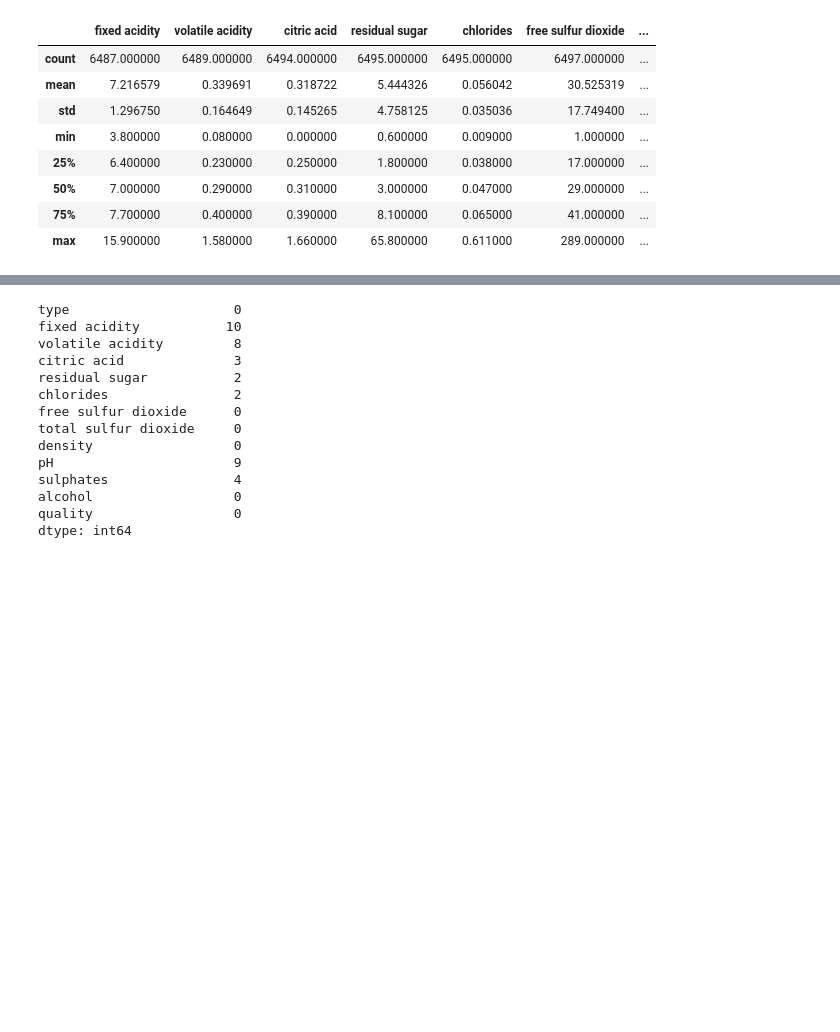
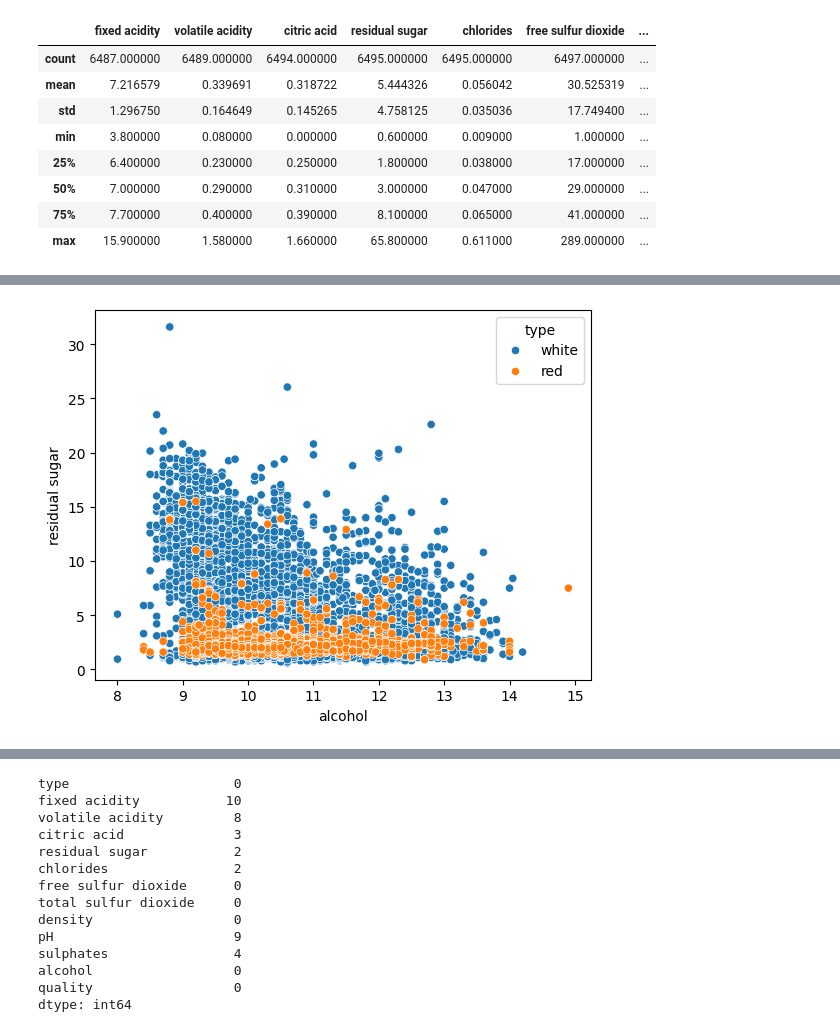
Before and after one commit to dst8301/Wine-quality-prediction, a Jupyter notebook: notebooks/wine rating.ipynb, the cells around one changed output, grey strips where cells are left out. Cells and saved outputs as stored; diff of their text form; code cells hidden in the pictures; blank space fills up the shorter version.

```diff
--- a/notebooks/wine rating.ipynb
+++ b/notebooks/wine rating.ipynb
@@ -57,0 +152,5 @@ ds.describe()
+# %%
+sns.scatterplot(data=new_ds,x="alcohol",y="residual sugar",hue="type")
+plt.show()
+# %% [output]
+[figure, added]
```
Also changed, not shown: parts of 27 cells of this notebook, 4 other files.
